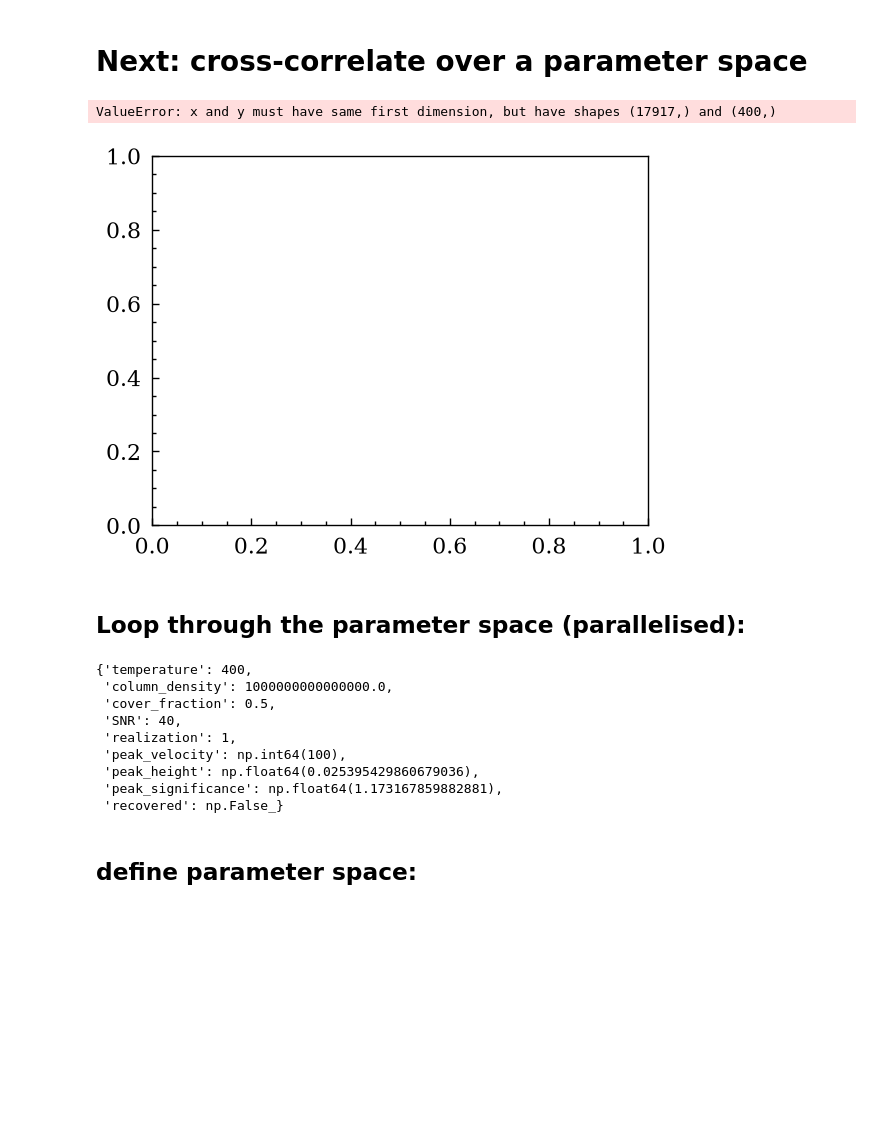
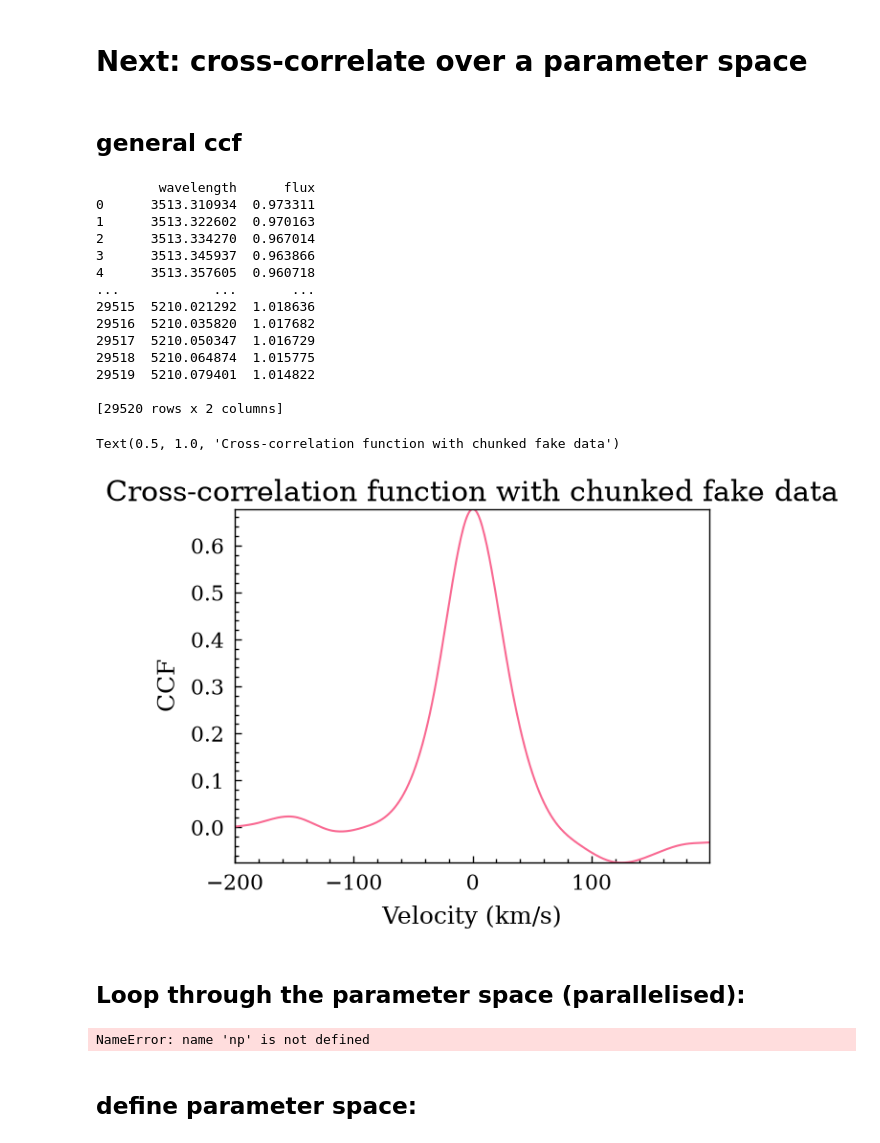
Before and after one commit to allsmurph/Exocomets-Pymolfit, a Jupyter notebook: load_files_for_ccf_new.ipynb, the cells around one changed output. Drawn from its saved outputs; the diff is of its cells as text; code cells hidden in the pictures; blank space fills up the shorter version.

Commit message:
modified code to comput cc with data in chunks

```diff
--- a/load_files_for_ccf_new.ipynb
+++ b/load_files_for_ccf_new.ipynb
@@ -144,10 +144,11 @@ def make_co_template(temp, column_density, c_f):
 
     transmission = np.exp(-optical_depth)
     absorption = c_f * (1 - transmission)
+    flux = 1 - absorption
 
 
     # use py astronomy to get intrumental broadening
-    broadened = instrBroadGaussFast(model_wavelength, transmission, resolution=10000, equid=True)
+    broadened = instrBroadGaussFast(model_wavelength, flux, resolution=10000, equid=True)
 
     return absorption, transmission, broadened
 
@@ -156,8 +157,8 @@ def make_co_template(temp, column_density, c_f):
 
 column_density = 1e18
 cd_J = 1e25
-cover_fraction = 0.9
-temp = 300
+cover_fraction = 0.5
+temp = 1000
 abs, trans, broad = make_co_template(temp, column_density, cover_fraction)
 model_wavelength, _ = load_co_model(temp)
 
@@ -169,7 +170,7 @@ ax.ticklabel_format(useOffset=False)
 #plt.ylim(0.999999, 1)
 plt.ylabel('Flux (normalised)')
 plt.xlabel(r'Wavelength [$\mu$m]')
-plt.title(f'Column density {column_density:.0e}; cover fraction {cover_fraction}')
+plt.title(f'$N$ = {column_density:.0e}; cf = {cover_fraction}; T = {temp} K')
 plt.legend()
 plt.show()
 # %% [output]
@@ -208,42 +255,66 @@ plt.show()
 # %% [markdown]
 # Next: cross-correlate over a parameter space
+# %% [markdown]
+## general ccf
 # %%
 velocities = np.arange(-200, 200, 1)
 
 def general_ccf(temp, column_density, c_f, SNR, rng):
 
     model_wavelength, _ = load_co_model(temp)
     _, _, tempflux = make_co_template(temp, column_density, c_f)
 
-    noisyflux = make_noisy_template(tempflux, SNR, rng)
+    #noisyflux = make_noisy_template(tempflux, SNR, rng)
+    noisyflux, _ = make_noisy_template_chunks(temp, column_density, c_f, SNR, rng)
 
     #sort the fluxes
-    index = np.argsort(model_wavelength)
+    index = np.argsort(wavelength)
     template_flux_added_noise = np.asarray(noisyflux)[index]
-    template_flux = np.asarray(tempflux)[index]
+
+    index2 = np.argsort(model_wavelength)
+    template_flux = np.asarray(tempflux)[index2]
 
     # need to convert to dfs
-    noisy_df = pd.DataFrame({'wavelength': (model_wavelength*1000), 'flux': (template_flux_added_noise)}) #CONVERT TO NM!!
+    noisy_df = pd.DataFrame({'wavelength': (wavelength*1000), 'flux': (template_flux_added_noise)}) #CONVERT TO NM!!
     template_df = pd.DataFrame({'wavelength': (model_wavelength*1000), 'flux': (template_flux)}) #CONVERT TO NM!!
 
+    print(noisy_df)
+
     noisy_df = noisy_df[noisy_df['wavelength'].between(template_df['wavelength'].min() + 7 ,template_df['wavelength'].max() - 7)]
+
 
     ccf = cross_correlate(noisy_df, template_df, velocities)
 
     return ccf
 
 rng = np.random.default_rng(10)
 model_wavelength, _ = load_co_model(10)
-res = general_ccf(10, 1e18, 0.4, 40, rng)
-plt.plot(model_wavelength, res)
+res = general_ccf(400, 1e18, 0.4, 40, rng)
+plt.plot(velocities, res)
+plt.xlabel('Velocity (km/s)')
+plt.ylabel('CCF')
+plt.title('Cross-correlation function with chunked fake data')
 # %% [output]
-ValueError: x and y must have same first dimension, but have shapes (17917,) and (400,)
+        wavelength      flux
+0      3513.310934  0.973311
+1      3513.322602  0.970163
+2      3513.334270  0.967014
+3      3513.345937  0.963866
+4      3513.357605  0.960718
+...            ...       ...
+29515  5210.021292  1.018636
+29516  5210.035820  1.017682
+29517  5210.050347  1.016729
+29518  5210.064874  1.015775
+29519  5210.079401  1.014822
+
+[29520 rows x 2 columns]
+Text(0.5, 1.0, 'Cross-correlation function with chunked fake data')
-[figure, old version]
+[figure, new version]
 # %% [markdown]
 ## Loop through the parameter space (parallelised):
 # %%
-from scipy import stats
-def run_one_realisation(temp, column_density, cf, snr, realisation, seed):
+def run_one_realisation(column_density, cf, snr, realisation, seed, temp):
     rng = np.random.default_rng(seed)
     ccf = general_ccf(temp, column_density, cf, snr, rng)
 
@@ -257,7 +328,6 @@ def run_one_realisation(temp, column_density, cf, snr, realisation, seed):
         np.abs(ccf[off_peak] - baseline) #the factor 1.4826 is empirical? and used to correct when you have a normal distribution
     )
 
-
     peak_significance = (                   # how high is the peak compared to the background?
         (peak_height - baseline) / scatter
         if scatter > 0 else np.nan
@@ -268,7 +338,7 @@ def run_one_realisation(temp, column_density, cf, snr, realisation, seed):
     and peak_significance >= 5
 )
     return {
-        "temperature": 200,
+        "temperature": temp,
         "column_density": column_density,
         "cover_fraction": cf,
         "SNR": snr,
@@ -279,17 +349,9 @@ def run_one_realisation(temp, column_density, cf, snr, realisation, seed):
         "recovered": recovered,
     }
 
-run_one_realisation(1e15, 0.5, 40, 1, 1)
+run_one_realisation(1e15, 0.5, 40, 1, 1, 10)
 # %% [output]
-{'temperature': 400,
- 'column_density': 1000000000000000.0,
- 'cover_fraction': 0.5,
- 'SNR': 40,
- 'realization': 1,
- 'peak_velocity': np.int64(100),
- 'peak_height': np.float64(0.025395429860679036),
- 'peak_significance': np.float64(1.173167859882881),
- 'recovered': np.False_}
+NameError: name 'np' is not defined
 # %% [markdown]
 ## define parameter space:
 # %%
```
Also changed, not shown: parts of 8 cells of this notebook, 1 other file.
